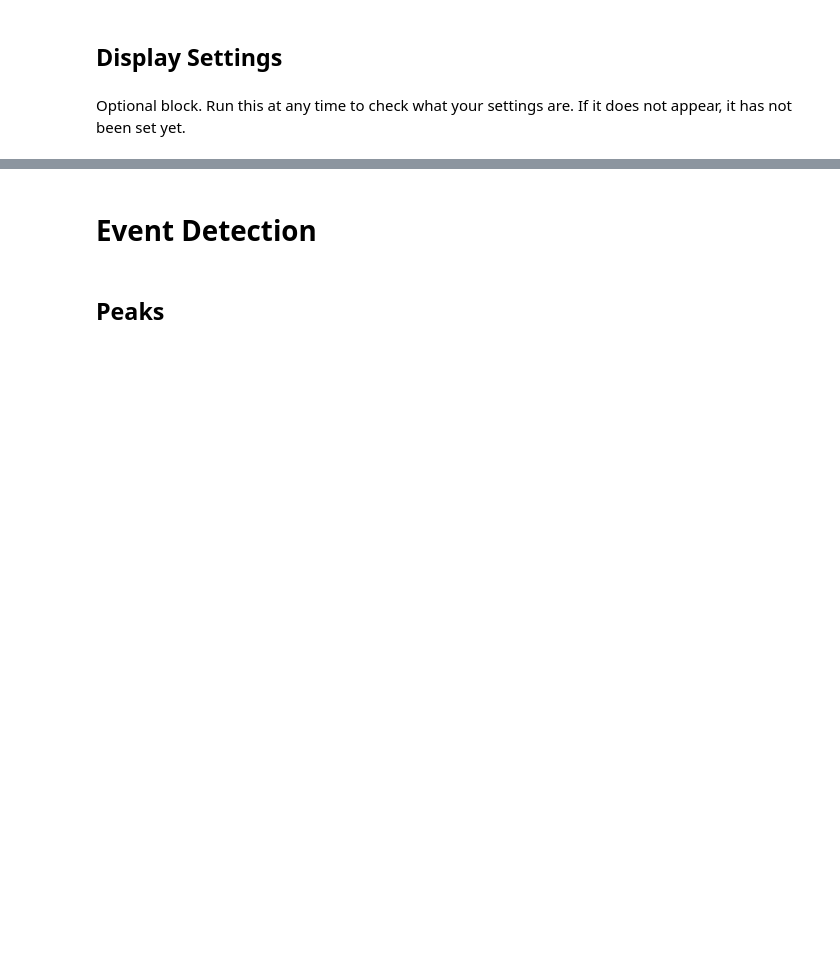
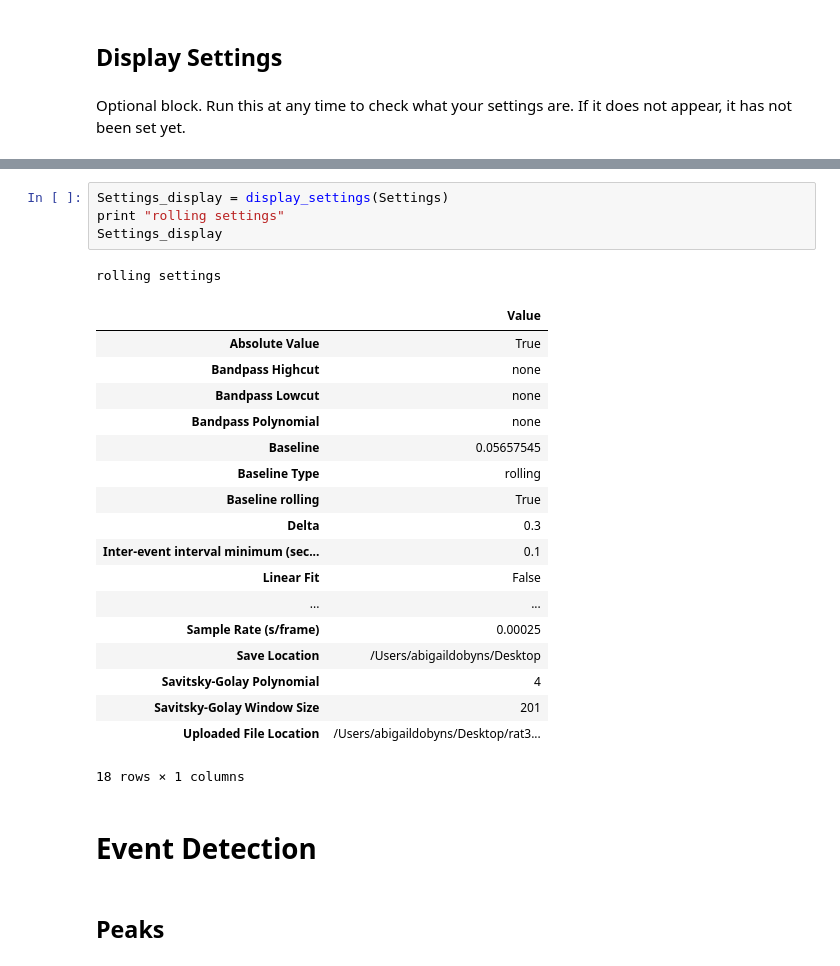
Before and after one commit to drcgw/bass, a Jupyter notebook: SWAN.ipynb, the cells around one changed output, grey strips where cells are left out. Drawn from its saved outputs; the diff is of its cells as text; blank space fills up the shorter version.

```diff
--- a/SWAN.ipynb
+++ b/SWAN.ipynb
@@ -1342,3 +1347,27 @@ Settings_display
+# %%
+Settings_display = display_settings(Settings)
+print "rolling settings"
+Settings_display
+# %% [output]
+rolling settings
+|  | Value |
+| Absolute Value | True |
+| Bandpass Highcut | none |
+| Bandpass Lowcut | none |
+| Bandpass Polynomial | none |
+| Baseline | 0.05657545 |
+| Baseline Type | rolling |
+| Baseline rolling | True |
+| Delta | 0.3 |
+| Inter-event interval minimum (sec... | 0.1 |
+| Linear Fit | False |
+| ... | ... |
+| Sample Rate (s/frame) | 0.00025 |
+| Save Location | /Users/abigaildobyns/Desktop |
+| Savitsky-Golay Polynomial | 4 |
+| Savitsky-Golay Window Size | 201 |
+| Uploaded File Location | /Users/abigaildobyns/Desktop/rat3... |
+18 rows × 1 columns
 # %% [markdown]
 # Event Detection
 # %% [markdown]
```
Also changed, not shown: parts of 8 cells of this notebook.
